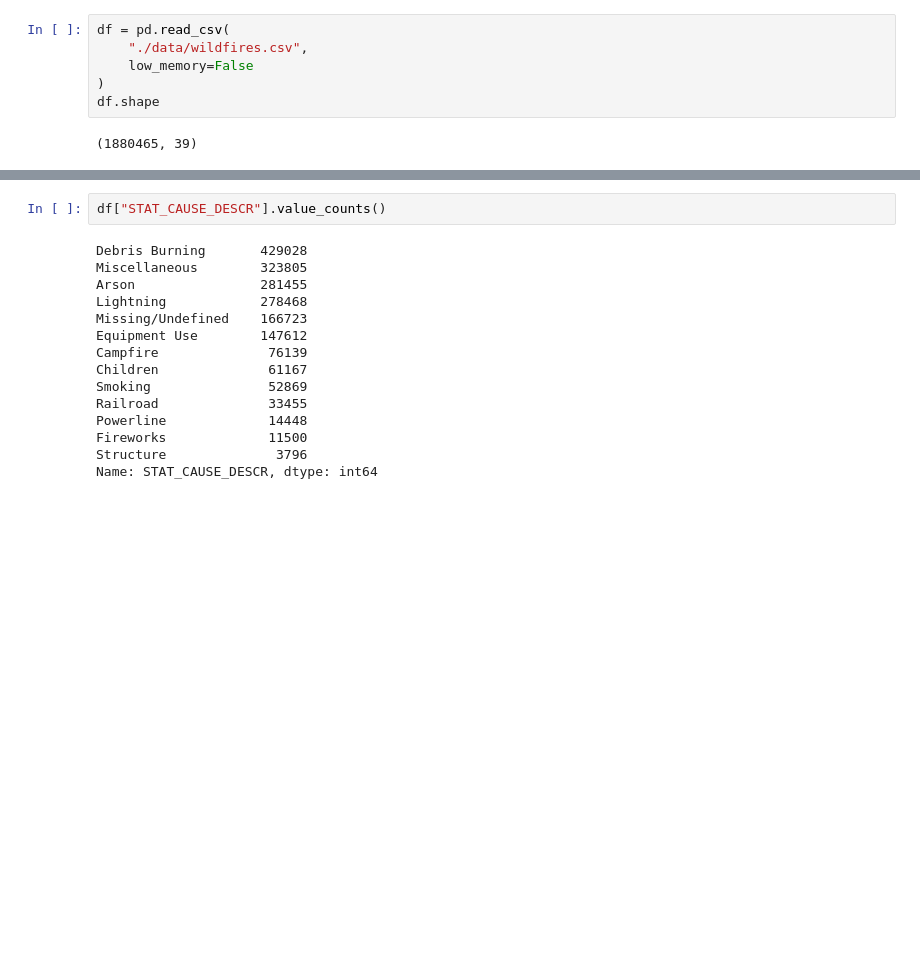
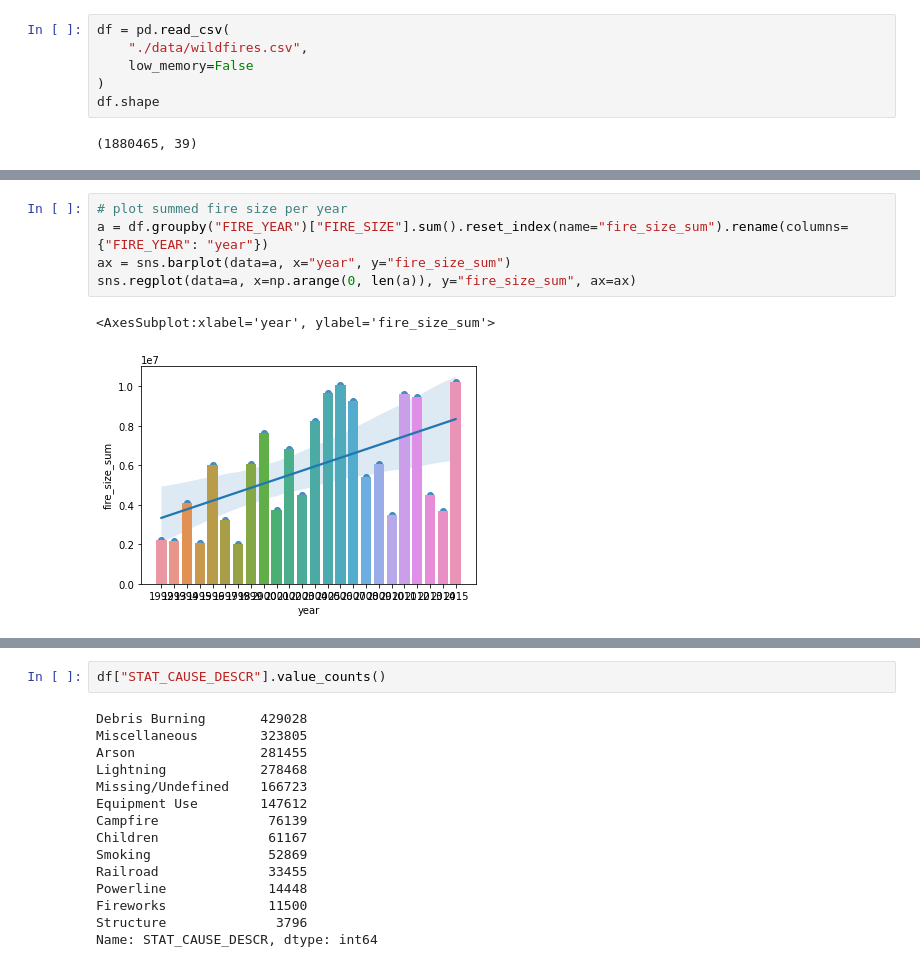
Before and after one commit to itsmartinhi/us-wildfires, a Jupyter notebook: data-exploration.ipynb, the cells around one changed output, grey strips where cells are left out. Drawn from its saved outputs; the diff is of its cells as text; blank space fills up the shorter version.

```diff
--- a/data-exploration.ipynb
+++ b/data-exploration.ipynb
@@ -11,0 +26,8 @@ df.shape
+# %%
+# plot summed fire size per year
+a = df.groupby("FIRE_YEAR")["FIRE_SIZE"].sum().reset_index(name="fire_size_sum").rename(columns={"FIRE_YEAR": "year"})
+ax = sns.barplot(data=a, x="year", y="fire_size_sum")
+sns.regplot(data=a, x=np.arange(0, len(a)), y="fire_size_sum", ax=ax)
+# %% [output]
+<AxesSubplot:xlabel='year', ylabel='fire_size_sum'>
+[figure, added]
```
Also changed, not shown: parts of 7 cells of this notebook.
